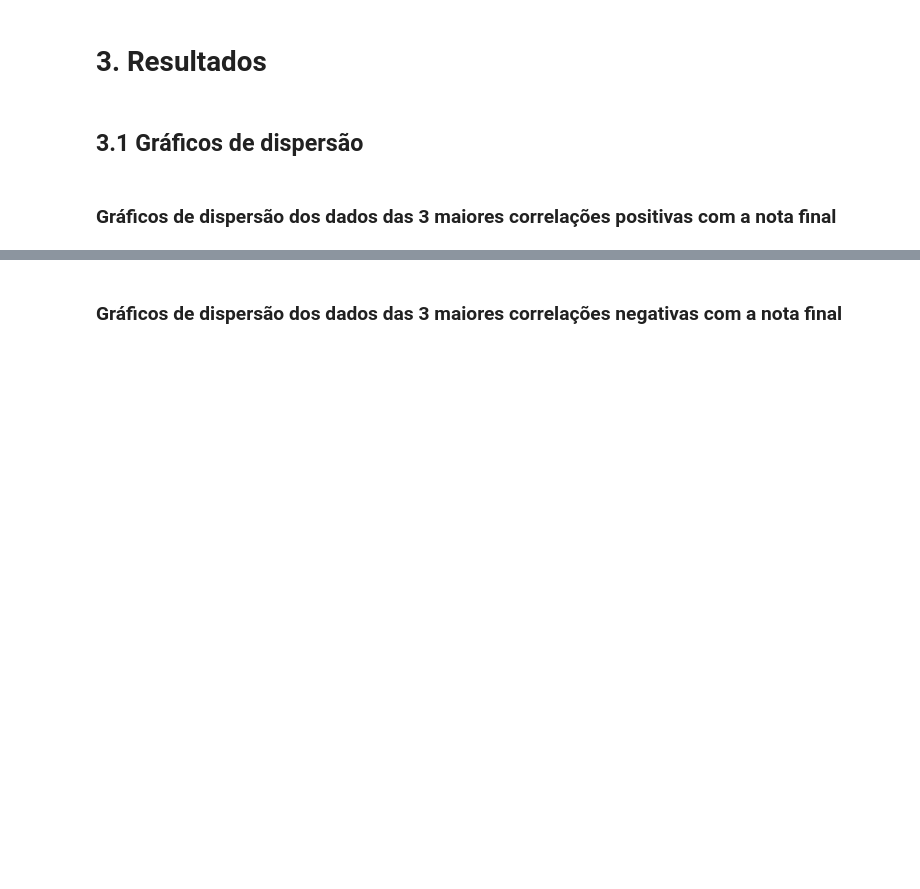
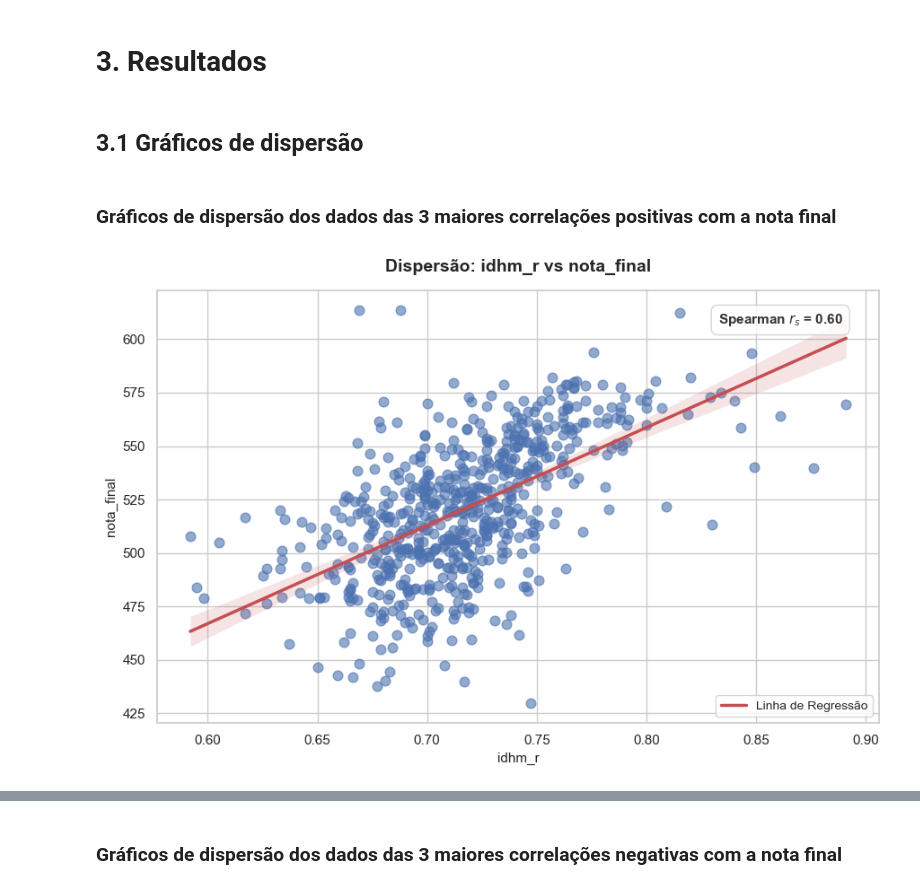
Before and after one commit to lsterra/trabalho_final_metodos_2026, a Jupyter notebook: analise_enem_sp_infraestrutura.ipynb, the cells around one changed output, grey strips where cells are left out. Saved outputs shown, nothing was run; the diff lists cells and outputs as text; code cells hidden in the pictures; blank space fills up the shorter version.

Commit message:
Gráficos de dispersão c/ corr de Spearman; Labels da matriz de corr e do gráfico de corr

```diff
--- a/analise_enem_sp_infraestrutura.ipynb
+++ b/analise_enem_sp_infraestrutura.ipynb
@@ -132,44 +229,46 @@ df_final.shape
 variavel_y = 'nota_final'
 variavel_x = 'idhm_r'
 
-# 1. Calcula a correlação de Pearson para essas duas variáveis
-valor_pearson = df_final[variavel_x].corr(df_final[variavel_y])
+# 1. Calcula a correlação de Pearson dinamicamente para essas duas variáveis
+valor_spearman = df_final[variavel_x].corr(df_final[variavel_y], method = 'spearman')
 
 # Configura o estilo visual limpo
 sns.set_theme(style="whitegrid")
 plt.figure(figsize=(9, 6))
 
 # 2. Gera a dispersão com a linha de tendência e adiciona o label para a legenda
 sns.regplot(data=df_final,
             x=variavel_x,
             y=variavel_y,
-            color="#4c7dcb",
+            color="#4c72b0",
             scatter_kws={'alpha':0.6, 's':60, 'label': 'Dados Observados'},
             line_kws={'color':'#c44e52', 'lw':2.5, 'label': 'Linha de Regressão'})
 
-# 3. Adiciona a caixa de texto com o valor de Pearson no canto superior direito
+# 3. Adiciona a caixa de texto com o valor de Spearman no canto superior direito
 # transform=ax.transAxes faz com que as coordenadas (0.05 a 0.95) sejam relativas aos eixos do gráfico
 ax = plt.gca()
-texto_pearson = f'Pearson $r$ = {valor_pearson:.2f}'
-plt.text(0.95, 0.95, texto_pearson,
+texto_spearman = f'Spearman $r_s$ = {valor_spearman:.2f}'
+plt.text(0.95, 0.95, texto_spearman,
          transform=ax.transAxes,
          fontsize=11,
          weight='bold',
          color='#333333',
          verticalalignment='top',
          horizontalalignment='right',
          bbox=dict(boxstyle='round,pad=0.5', facecolor='white', alpha=0.8, edgecolor='#cccccc'))
 
 # Títulos e rótulos
 plt.title(f'Dispersão: {variavel_x} vs {variavel_y}', fontsize=14, pad=15, weight='bold')
 plt.xlabel(variavel_x, fontsize=11)
 plt.ylabel(variavel_y, fontsize=11)
 
 # 4. Ativa a legenda na tela
 plt.legend(loc='lower right', fontsize=10)
 
 plt.tight_layout()
 plt.show()
+# %% [output]
+[figure, added]
 # %%
 variavel_y = 'nota_final'
 variavel_x = 'renda_pc'
```
Also changed, not shown: parts of 30 cells of this notebook.
